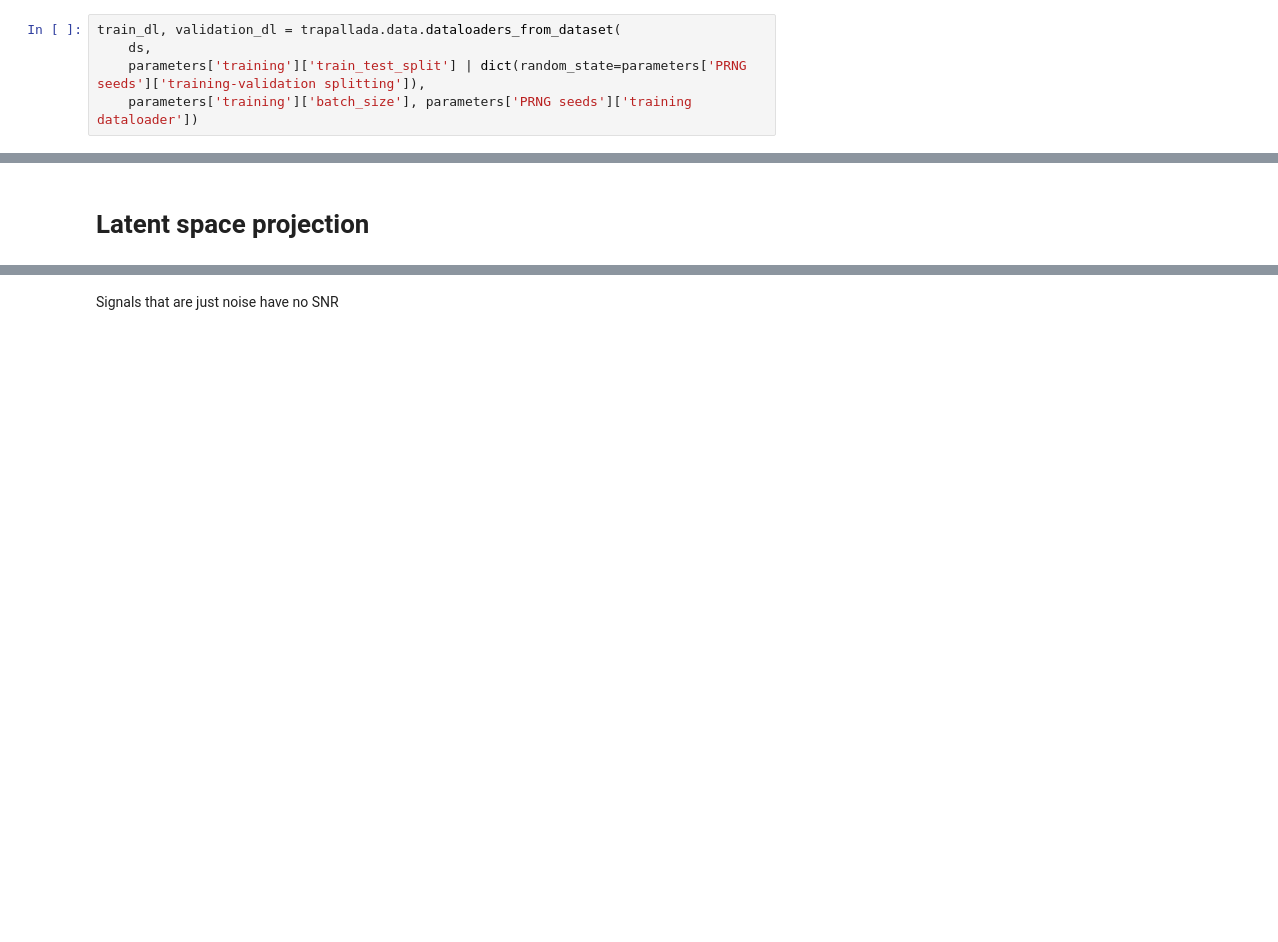
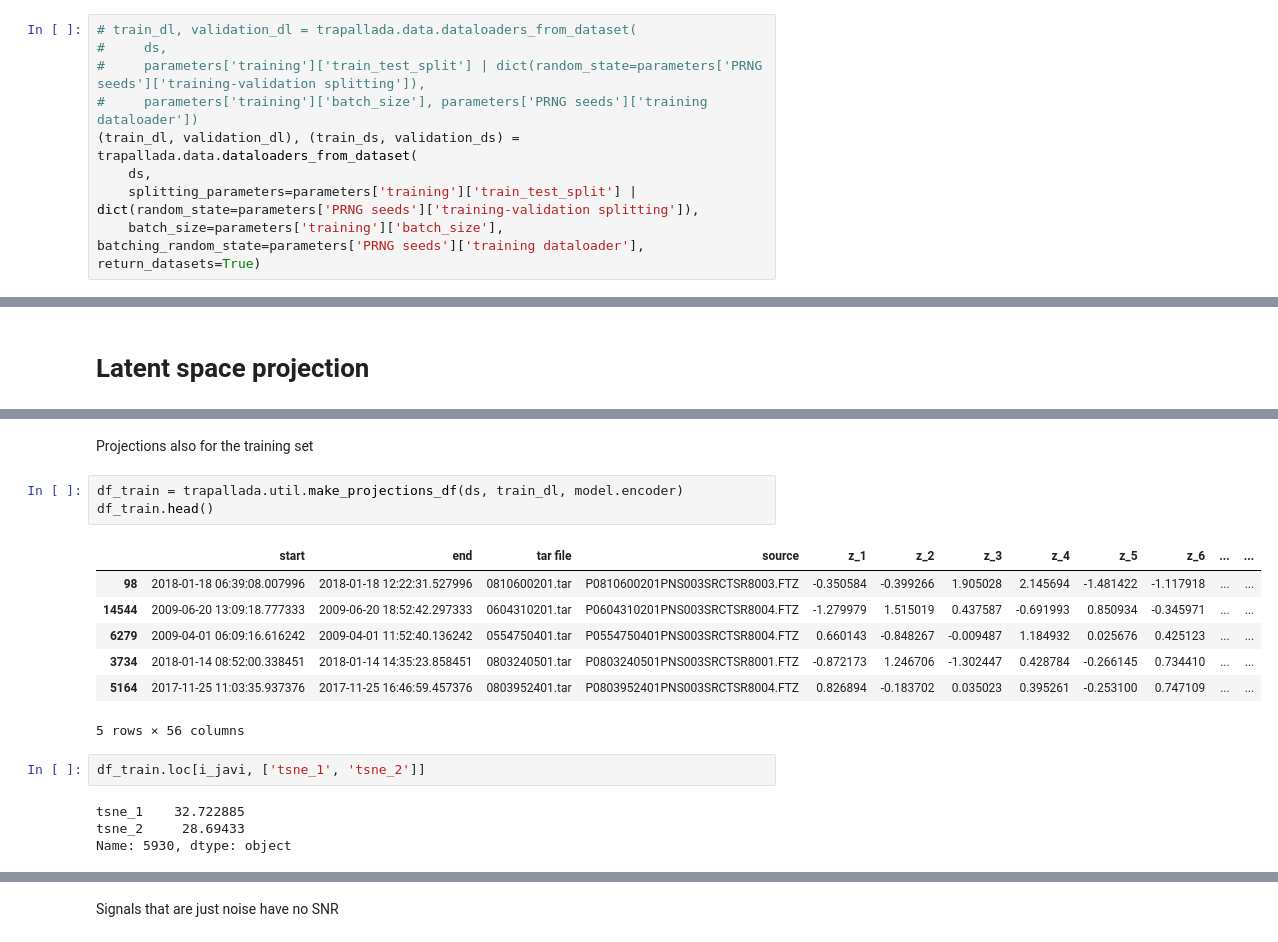
Before and after one commit to manuvazquez/VAEonXMM, a Jupyter notebook: experiments/results.ipynb, the cells around one changed output, grey strips where cells are left out. Drawn from its saved outputs; the diff is of its cells as text; blank space fills up the shorter version.

```diff
--- a/experiments/results.ipynb
+++ b/experiments/results.ipynb
@@ -185,10 +191,14 @@ sum(trapallada.util.get_layers_n_parameters(model).values())
 # %% [markdown]
 Data loaders for both the training and validation sets
 # %%
-train_dl, validation_dl = trapallada.data.dataloaders_from_dataset(
+# train_dl, validation_dl = trapallada.data.dataloaders_from_dataset(
+#     ds,
+#     parameters['training']['train_test_split'] | dict(random_state=parameters['PRNG seeds']['training-validation splitting']),
+#     parameters['training']['batch_size'], parameters['PRNG seeds']['training dataloader'])
+(train_dl, validation_dl), (train_ds, validation_ds) = trapallada.data.dataloaders_from_dataset(
     ds,
-    parameters['training']['train_test_split'] | dict(random_state=parameters['PRNG seeds']['training-validation splitting']),
-    parameters['training']['batch_size'], parameters['PRNG seeds']['training dataloader'])
+    splitting_parameters=parameters['training']['train_test_split'] | dict(random_state=parameters['PRNG seeds']['training-validation splitting']),
+    batch_size=parameters['training']['batch_size'], batching_random_state=parameters['PRNG seeds']['training dataloader'], return_datasets=True)
 # %% [markdown]
 A batch from the **validation** set
 # %%
@@ -279,3 +305,22 @@ df.head()
+# %% [markdown]
+Projections also for the training set
+# %%
+df_train = trapallada.util.make_projections_df(ds, train_dl, model.encoder)
+df_train.head()
+# %% [output]
+|  | start | end | tar file | source | z_1 | z_2 | z_3 | z_4 | z_5 | z_6 | ... | ... |
+| 98 | 2018-01-18 06:39:08.007996 | 2018-01-18 12:22:31.527996 | 0810600201.tar | P0810600201PNS003SRCTSR8003.FTZ | -0.350584 | -0.399266 | 1.905028 | 2.145694 | -1.481422 | -1.117918 | ... | ... |
+| 14544 | 2009-06-20 13:09:18.777333 | 2009-06-20 18:52:42.297333 | 0604310201.tar | P0604310201PNS003SRCTSR8004.FTZ | -1.279979 | 1.515019 | 0.437587 | -0.691993 | 0.850934 | -0.345971 | ... | ... |
+| 6279 | 2009-04-01 06:09:16.616242 | 2009-04-01 11:52:40.136242 | 0554750401.tar | P0554750401PNS003SRCTSR8004.FTZ | 0.660143 | -0.848267 | -0.009487 | 1.184932 | 0.025676 | 0.425123 | ... | ... |
+| 3734 | 2018-01-14 08:52:00.338451 | 2018-01-14 14:35:23.858451 | 0803240501.tar | P0803240501PNS003SRCTSR8001.FTZ | -0.872173 | 1.246706 | -1.302447 | 0.428784 | -0.266145 | 0.734410 | ... | ... |
+| 5164 | 2017-11-25 11:03:35.937376 | 2017-11-25 16:46:59.457376 | 0803952401.tar | P0803952401PNS003SRCTSR8004.FTZ | 0.826894 | -0.183702 | 0.035023 | 0.395261 | -0.253100 | 0.747109 | ... | ... |
+5 rows × 56 columns
+# %%
+df_train.loc[i_javi, ['tsne_1', 'tsne_2']]
+# %% [output]
+tsne_1    32.722885
+tsne_2     28.69433
+Name: 5930, dtype: object
 # %%
 alt.Chart(df.sample(n=1_000)).mark_point().encode(
     x='tsne_1:Q',
```
Also changed, not shown: parts of 22 cells of this notebook, 5 other files.
